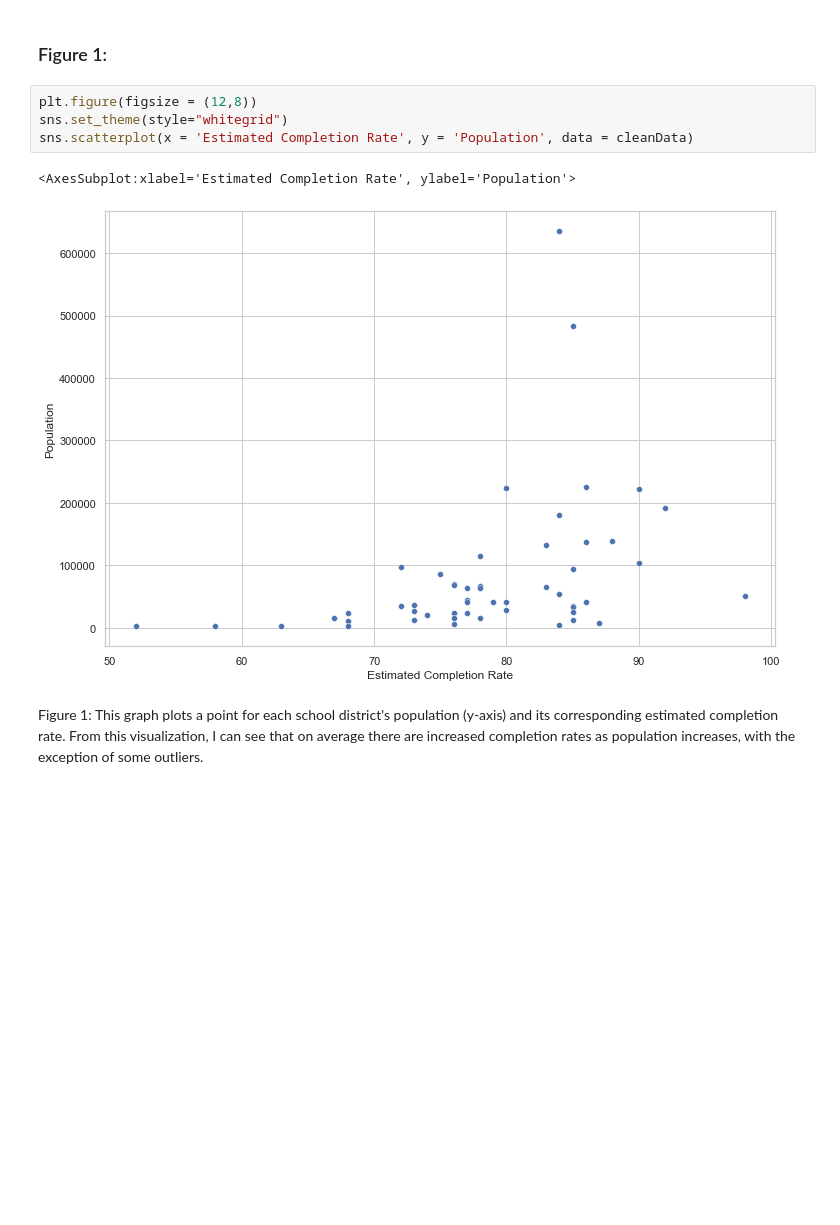
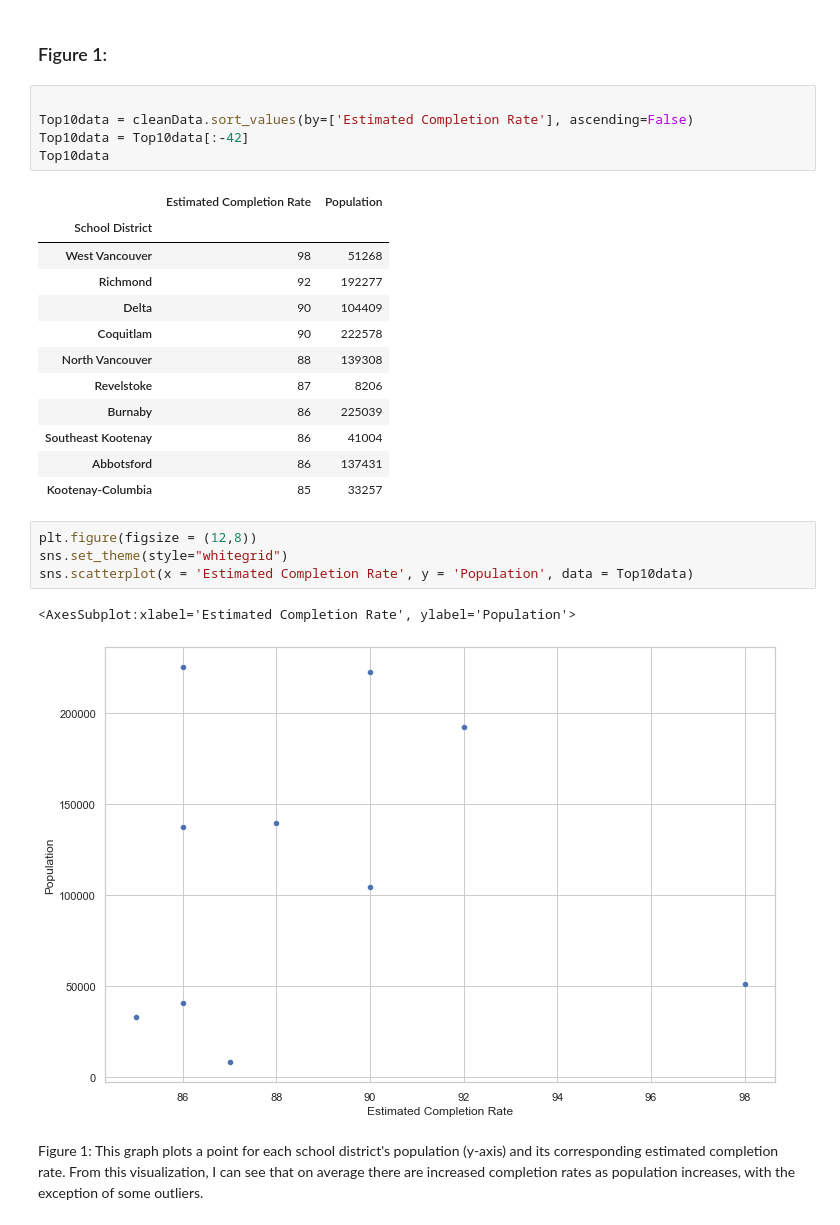
Before and after one commit to ubco-W2022T1-cosc301/project-group19, a Jupyter notebook: notebooks/analysis2.ipynb, the cells around one changed output. Drawn from its saved outputs; the diff is of its cells as text; blank space fills up the shorter version.

```diff
--- a/notebooks/analysis2.ipynb
+++ b/notebooks/analysis2.ipynb
@@ -448,13 +448,31 @@ This is the data I will use for my research question.
 ### EDA Continued: Visualizations
 # %% [markdown]
 ### Figure 1:
+# %%
+
+Top10data = cleanData.sort_values(by=['Estimated Completion Rate'], ascending=False)
+Top10data = Top10data[:-42]
+Top10data
+# %% [output]
+|  | Estimated Completion Rate | Population |
+| School District |  |  |
+| West Vancouver | 98 | 51268 |
+| Richmond | 92 | 192277 |
+| Delta | 90 | 104409 |
+| Coquitlam | 90 | 222578 |
+| North Vancouver | 88 | 139308 |
+| Revelstoke | 87 | 8206 |
+| Burnaby | 86 | 225039 |
+| Southeast Kootenay | 86 | 41004 |
+| Abbotsford | 86 | 137431 |
+| Kootenay-Columbia | 85 | 33257 |
 # %%
 plt.figure(figsize = (12,8))
 sns.set_theme(style="whitegrid")
-sns.scatterplot(x = 'Estimated Completion Rate', y = 'Population', data = cleanData)
+sns.scatterplot(x = 'Estimated Completion Rate', y = 'Population', data = Top10data)
 # %% [output]
 <AxesSubplot:xlabel='Estimated Completion Rate', ylabel='Population'>
-[figure, old version]
+[figure, new version]
 # %% [markdown]
 Figure 1: This graph plots a point for each school district's population (y-axis) and its corresponding estimated completion rate. From this visualization, I can see that on average there are increased completion rates as population increases, with the exception of some outliers.
 # %% [markdown]
```
Also changed, not shown: parts of 7 cells of this notebook.
